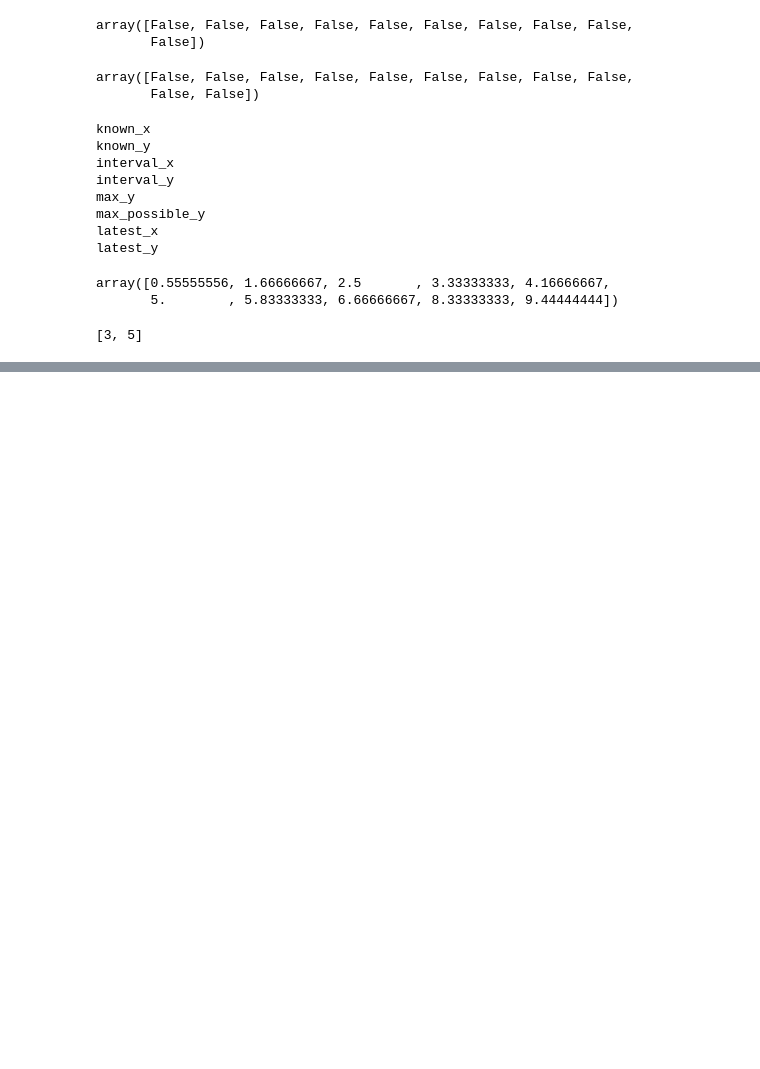
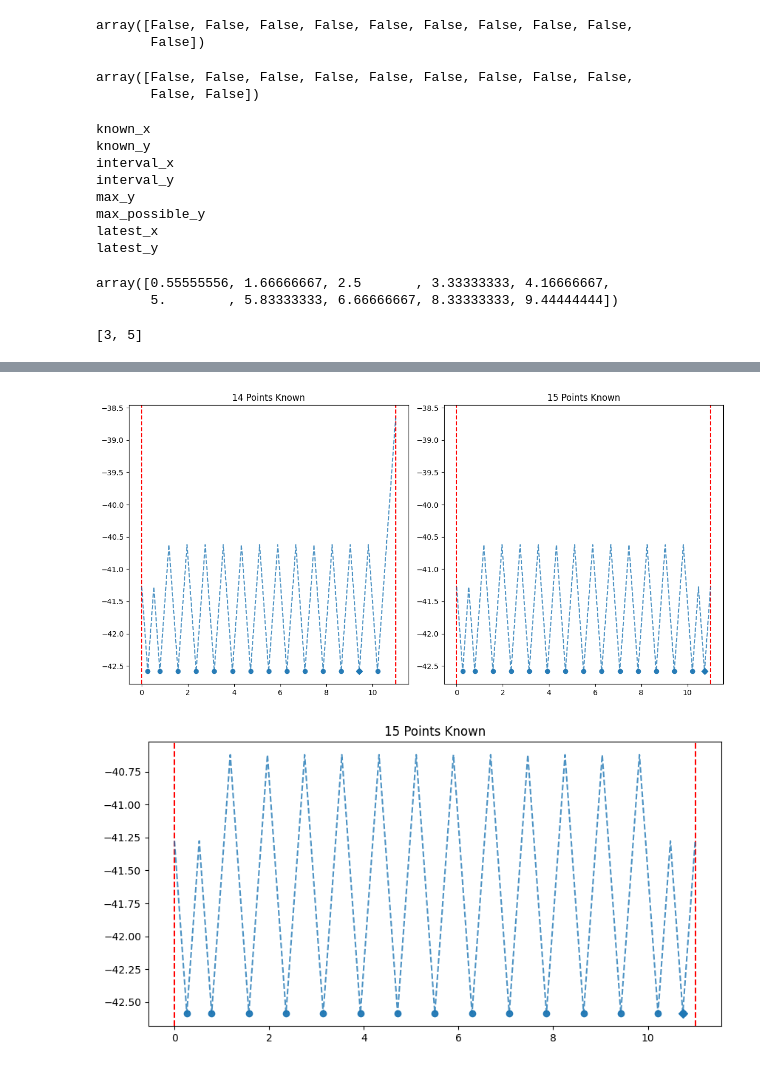
Before and after one commit to DevinGent/locating-maxima, a Jupyter notebook: tutorial.ipynb, the cells around one changed output, grey strips where cells are left out. Drawn from its saved outputs; the diff is of its cells as text; code cells hidden in the pictures; blank space fills up the shorter version.

```diff
--- a/tutorial.ipynb
+++ b/tutorial.ipynb
@@ -163,0 +199,5 @@ approx2.results_df[approx2.results_df.index<5]
+# %%
+nonadapt_approx.display_graphs(2)
+# %% [output]
+[figure, added]
+[figure, added]
```
Also changed, not shown: parts of 15 cells of this notebook, 1 other file.
